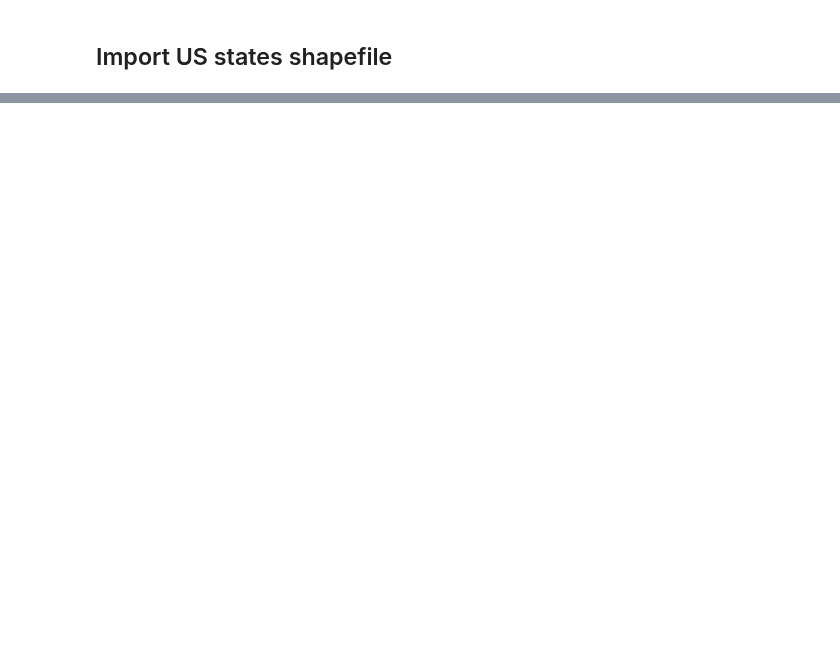
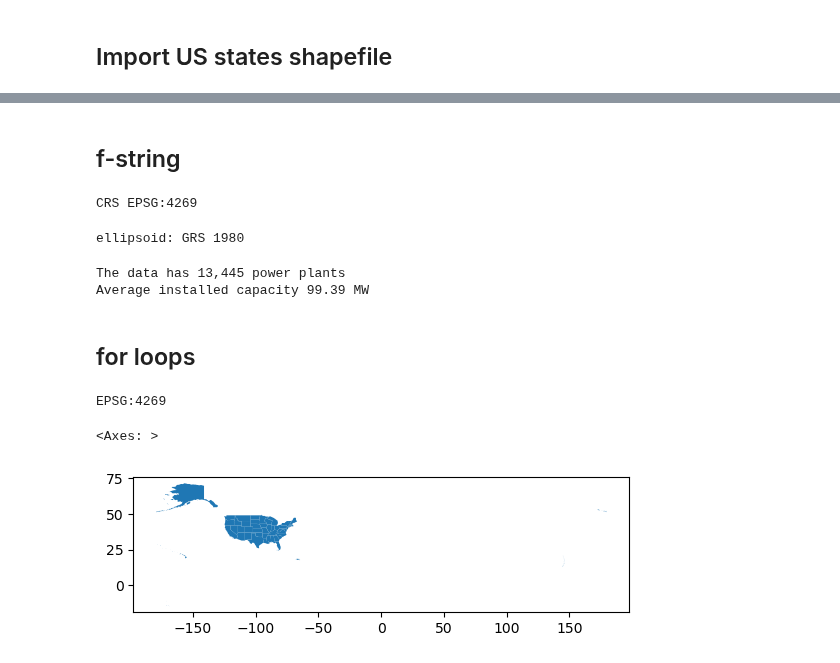
Before and after one commit to pr-scilla/eds220-in-class, a Jupyter notebook: lesson-12-streamline-your-code.ipynb, the cells around one changed output, grey strips where cells are left out. Saved outputs shown, nothing was run; the diff lists cells and outputs as text; code cells hidden in the pictures; blank space fills up the shorter version.

```diff
--- a/lesson-12-streamline-your-code.ipynb
+++ b/lesson-12-streamline-your-code.ipynb
@@ -48,0 +99,28 @@ states.head(3)
+# %% [markdown]
+## f-string
+# %%
+print('CRS', power_plants.crs)
+# %% [output]
+CRS EPSG:4269
+# %%
+# Explore CRS using an f-string in print statement
+print (f'ellipsoid: {power_plants.crs.ellipsoid}')
+# f-strings allow us to control the format of what we are printing
+# %% [output]
+ellipsoid: GRS 1980
+# %%
+# Any expression can go inside the curly brackets
+print(f'The data has {len(power_plants):,} power plants') # :, inserted a commma to 13,445
+print(f"Average installed capacity {power_plants['install_mw'].mean():.2f} MW") # Add decimal point
+# %% [output]
+The data has 13,445 power plants
+Average installed capacity 99.39 MW
+# %% [markdown]
+## for loops
+# %%
+print(states.crs)
+states.plot()
+# %% [output]
+EPSG:4269
+<Axes: >
+[figure, added]
```
Also changed, not shown: parts of 17 cells of this notebook.
